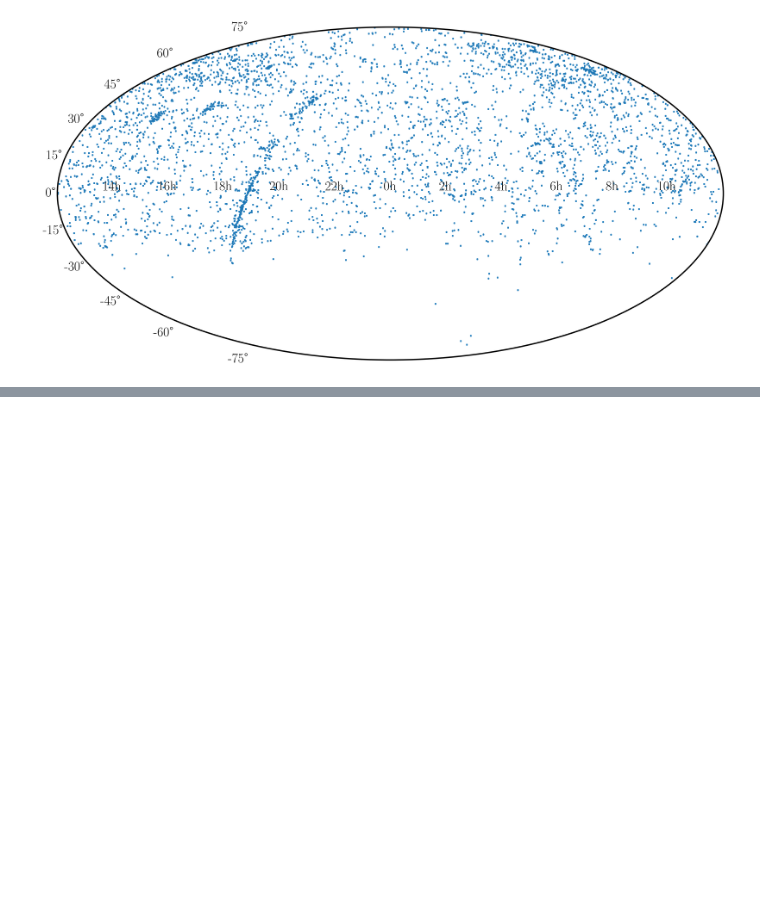
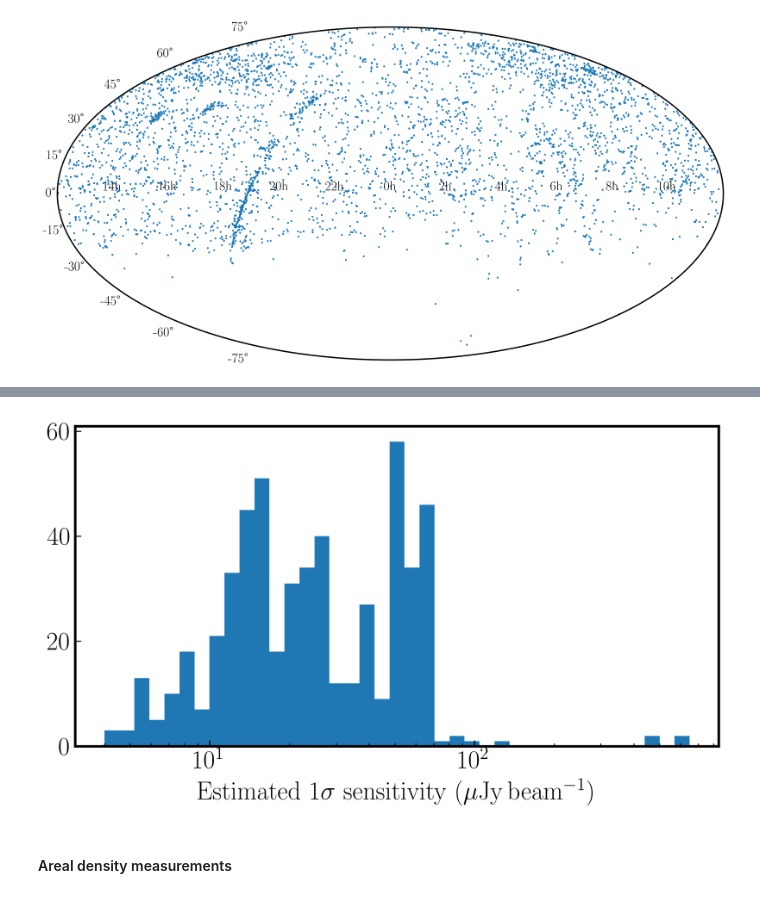
Before and after one commit to jradcliffe5/vdDussen_MSc, a Jupyter notebook: bsmbhs_new_VLBI_surveys.ipynb, the cells around one changed output, grey strips where cells are left out. Saved outputs shown, nothing was run; the diff lists cells and outputs as text; code cells hidden in the pictures; blank space fills up the shorter version.

Commit message:
areal density

```diff
--- a/bsmbhs_new_VLBI_surveys.ipynb
+++ b/bsmbhs_new_VLBI_surveys.ipynb
@@ -144,0 +96,8 @@ plt.show()
+# %%
+## sort out the unique times to remove the multi phase centre entries
+yr_small = Time(['2021-01-01T00:00:00.000','2022-01-01T00:00:00.000']).mjd
+at_21 = at[(at['t_min']>yr_small[0])&(at['t_min']<yr_small[1])]
+at_temp, ar = np.unique(at_21['t_min','t_max'],return_index=True)
+at_temp=at_21[ar]
+at_temp_L = at_temp[(at_temp['em_min']>0.15)&(at_temp['em_max']<0.25)]
+del ar, at_21
@@ -144,0 +136,15 @@ plt.show()
+# %%
+t_L = (at_temp_L['t_xel']*at_temp_L['t_resolution'])/60
+at_temp_L['sens'] = 11.86*((100/t_L)**0.5)
+# %%
+fig = plt.figure(figsize=(9,4.5))
+ax = fig.add_subplot(111)
+logbins = np.logspace(np.log10(np.min(at_temp_L['sens'])),np.log10(np.max(at_temp_L['sens'])),40)
+ax.hist(at_temp_L['sens'],bins=logbins)
+ax.set_xscale('log')
+ax.set_xlabel('Estimated $1\sigma$ sensitivity ($\mathrm{\mu Jy\,beam^{-1}})$')
+plt.show()
+# %% [output]
+[figure, added]
+# %% [markdown]
+#### Areal density measurements
```
Also changed, not shown: parts of 15 cells of this notebook, 1 other file.
